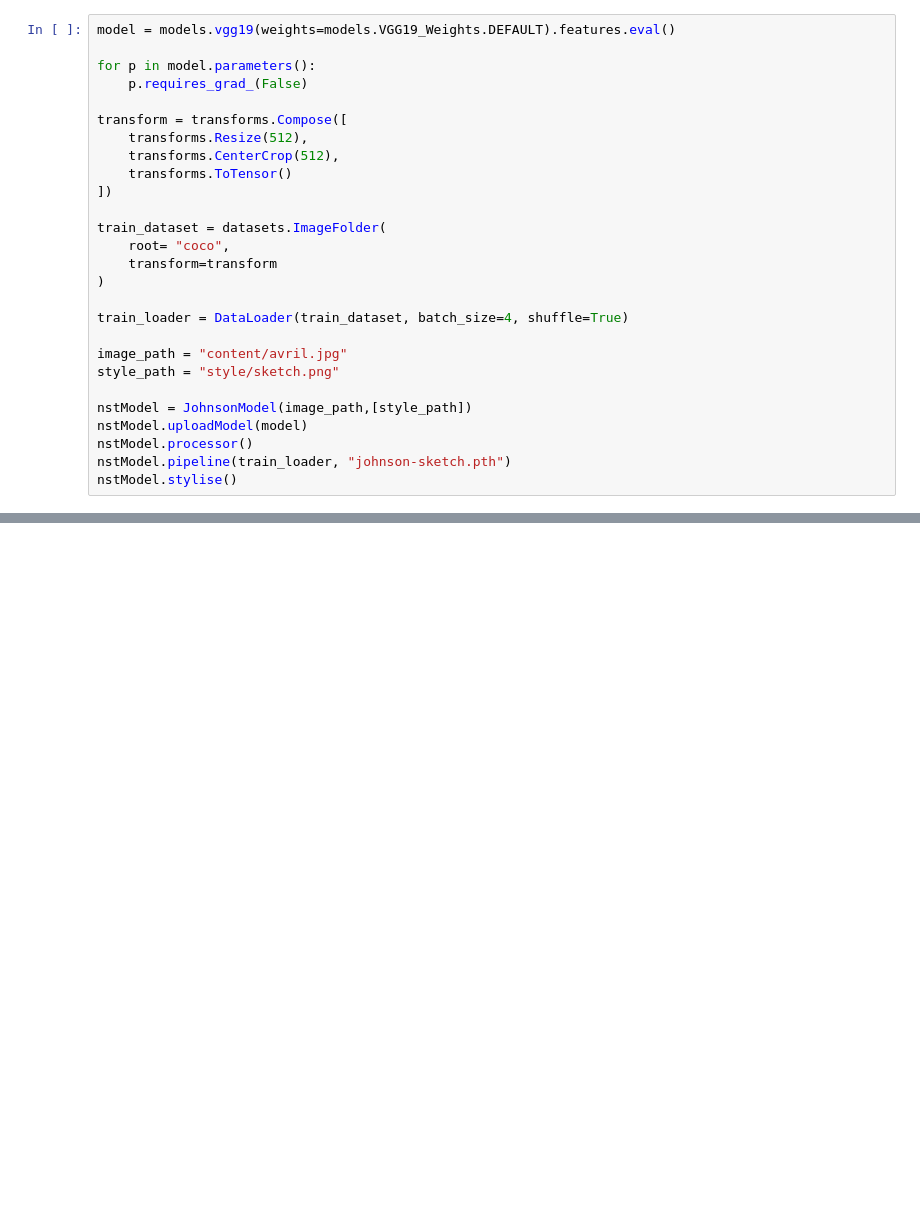
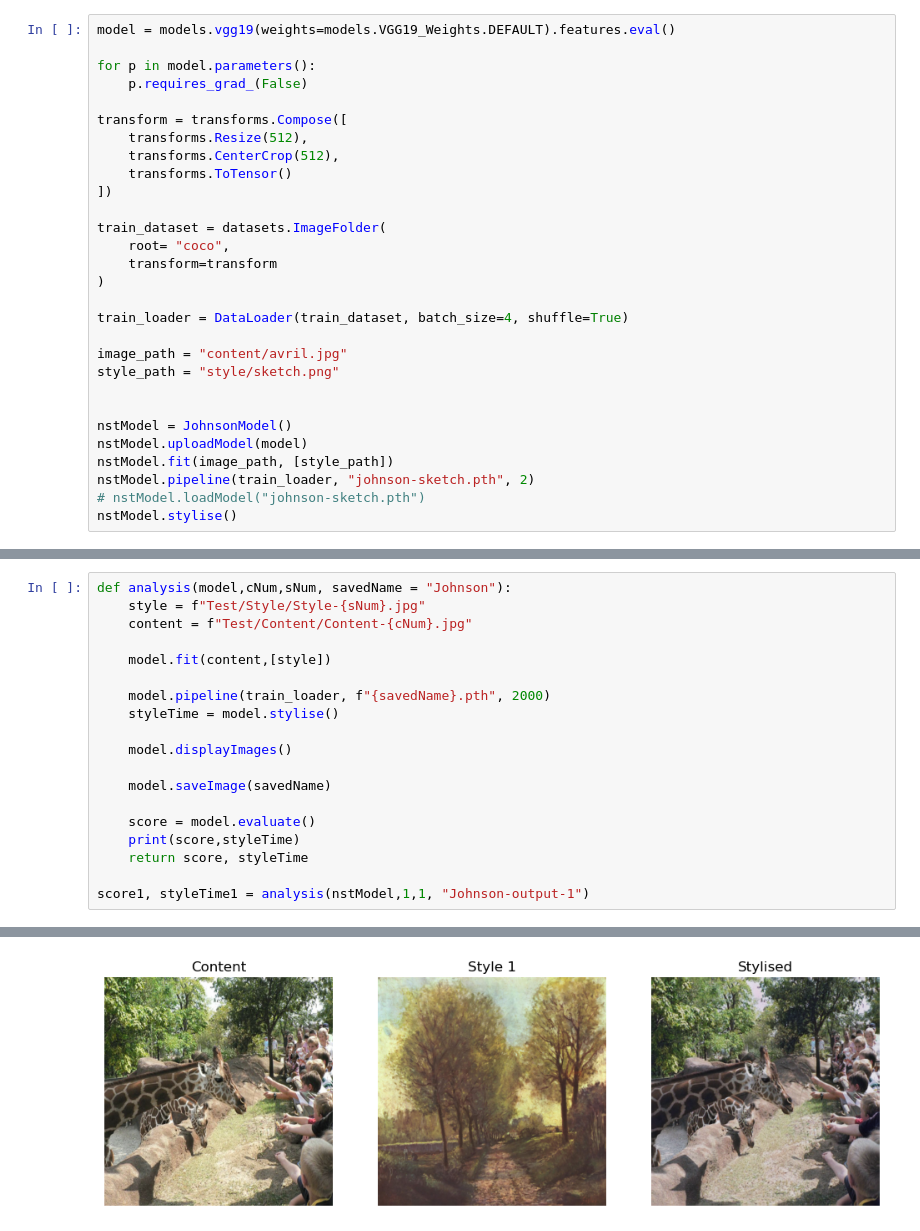
Before and after one commit to SimpleToon/Neural-Style-Transfer, a Jupyter notebook: Johnson.ipynb, the cells around one changed output, grey strips where cells are left out. Saved outputs shown, nothing was run; the diff lists cells and outputs as text; blank space fills up the shorter version.

Commit message:
Implemented Magenta; Gen image for test

```diff
--- a/Johnson.ipynb
+++ b/Johnson.ipynb
@@ -269,8 +267,10 @@ train_loader = DataLoader(train_dataset, batch_size=4, shuffle=True)
 image_path = "content/avril.jpg"
 style_path = "style/sketch.png"
 
-nstModel = JohnsonModel(image_path,[style_path])
+
+nstModel = JohnsonModel()
 nstModel.uploadModel(model)
-nstModel.processor()
-nstModel.pipeline(train_loader, "johnson-sketch.pth")
+nstModel.fit(image_path, [style_path])
+nstModel.pipeline(train_loader, "johnson-sketch.pth", 2)
+# nstModel.loadModel("johnson-sketch.pth")
 nstModel.stylise()
@@ -280,0 +290,20 @@ nstModel.evaluate()
+# %%
+def analysis(model,cNum,sNum, savedName = "Johnson"):
+    style = f"Test/Style/Style-{sNum}.jpg"
+    content = f"Test/Content/Content-{cNum}.jpg"
+
+    model.fit(content,[style])
+
+    model.pipeline(train_loader, f"{savedName}.pth", 2000)
+    styleTime = model.stylise()
+
+    model.displayImages()
+
+    model.saveImage(savedName)
+
+    score = model.evaluate()
+    print(score,styleTime)
+    return score, styleTime
+
+score1, styleTime1 = analysis(nstModel,1,1, "Johnson-output-1")
+# %% [output]
@@ -280,0 +327 @@ nstModel.evaluate()
+[figure, added]
```
Also changed, not shown: parts of 10 cells of this notebook, 47 other files.
